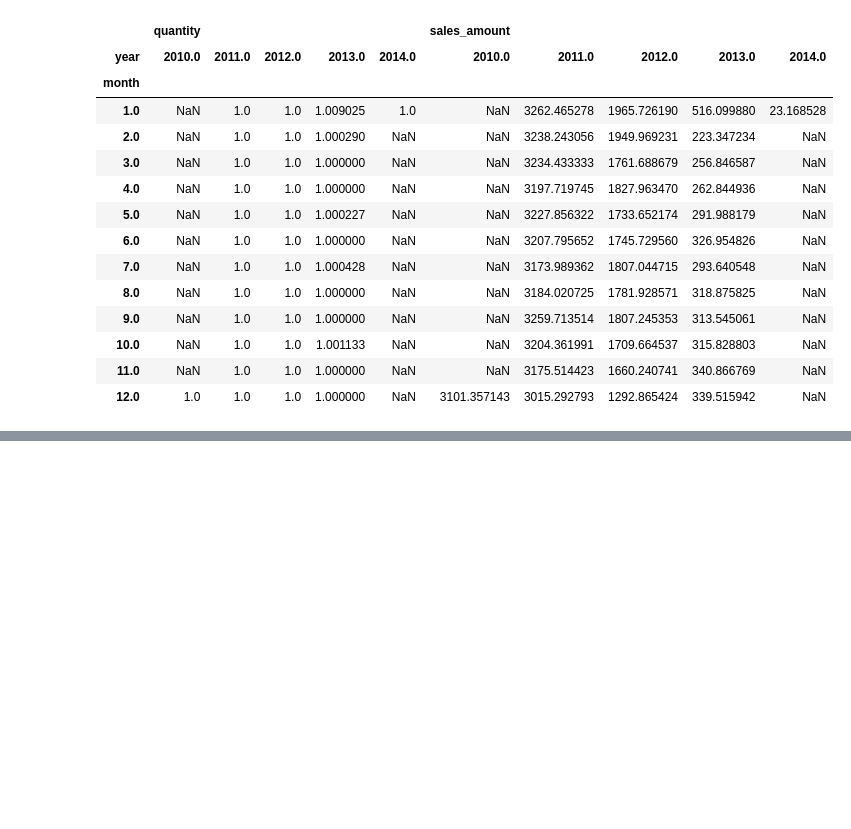
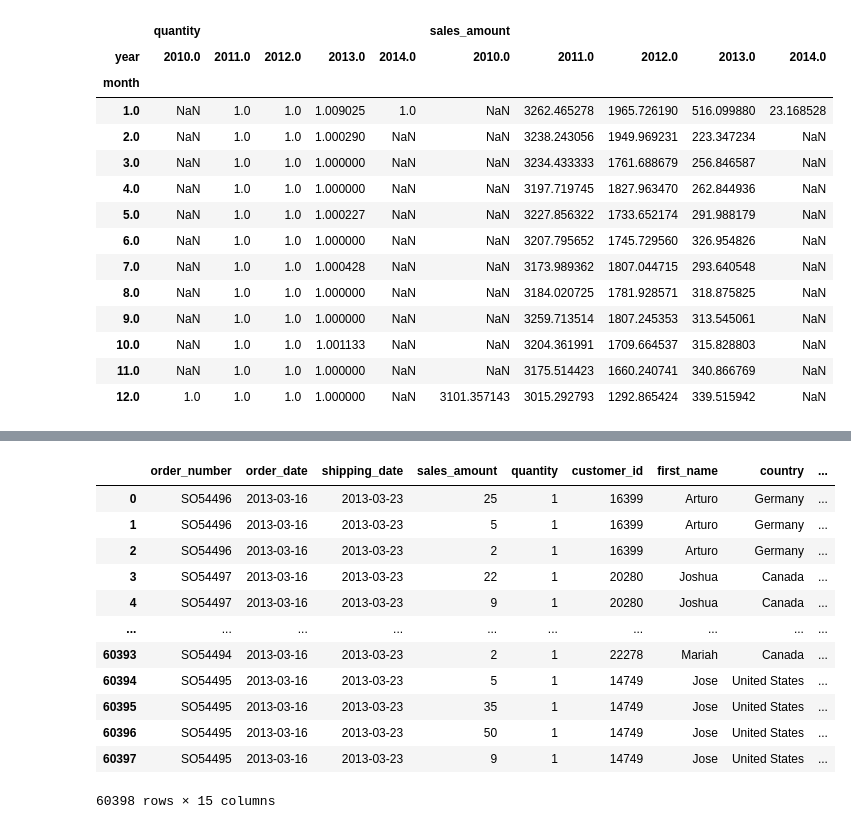
Before and after one commit to datasciencekibaatein/Machine-Learning-Batches, a Jupyter notebook: MachineLearning71/pandas/pandas-lecture.ipynb, the cells around one changed output, grey strips where cells are left out. Saved outputs shown, nothing was run; the diff lists cells and outputs as text; code cells hidden in the pictures; blank space fills up the shorter version.

```diff
--- a/MachineLearning71/pandas/pandas-lecture.ipynb
+++ b/MachineLearning71/pandas/pandas-lecture.ipynb
@@ -464,0 +511,3 @@ df.pivot_table(index="month",columns='year',values=["sales_amount","quantity"])
+# %%
+fact_data = pd.merge(data,products,how="inner",on="product_key")[
+    ["order_number","order_date","shipping_date","sales_amount","quantity","customer_id","first_name","country","gender","marital_status","product_number","product_name","category","subcategory","product_line"]]
@@ -464,0 +530,16 @@ df.pivot_table(index="month",columns='year',values=["sales_amount","quantity"])
+# %%
+fact_data
+# %% [output]
+|  | order_number | order_date | shipping_date | sales_amount | quantity | customer_id | first_name | country | ... |
+| 0 | SO54496 | 2013-03-16 | 2013-03-23 | 25 | 1 | 16399 | Arturo | Germany | ... |
+| 1 | SO54496 | 2013-03-16 | 2013-03-23 | 5 | 1 | 16399 | Arturo | Germany | ... |
+| 2 | SO54496 | 2013-03-16 | 2013-03-23 | 2 | 1 | 16399 | Arturo | Germany | ... |
+| 3 | SO54497 | 2013-03-16 | 2013-03-23 | 22 | 1 | 20280 | Joshua | Canada | ... |
+| 4 | SO54497 | 2013-03-16 | 2013-03-23 | 9 | 1 | 20280 | Joshua | Canada | ... |
+| ... | ... | ... | ... | ... | ... | ... | ... | ... | ... |
+| 60393 | SO54494 | 2013-03-16 | 2013-03-23 | 2 | 1 | 22278 | Mariah | Canada | ... |
+| 60394 | SO54495 | 2013-03-16 | 2013-03-23 | 5 | 1 | 14749 | Jose | United States | ... |
+| 60395 | SO54495 | 2013-03-16 | 2013-03-23 | 35 | 1 | 14749 | Jose | United States | ... |
+| 60396 | SO54495 | 2013-03-16 | 2013-03-23 | 50 | 1 | 14749 | Jose | United States | ... |
+| 60397 | SO54495 | 2013-03-16 | 2013-03-23 | 9 | 1 | 14749 | Jose | United States | ... |
+60398 rows × 15 columns
```
Also changed, not shown: parts of 19 cells of this notebook, 2 other files.
